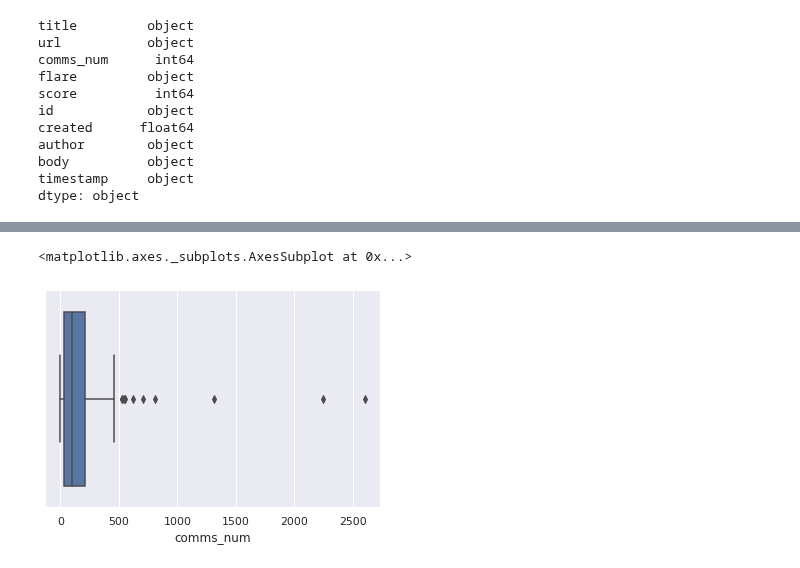
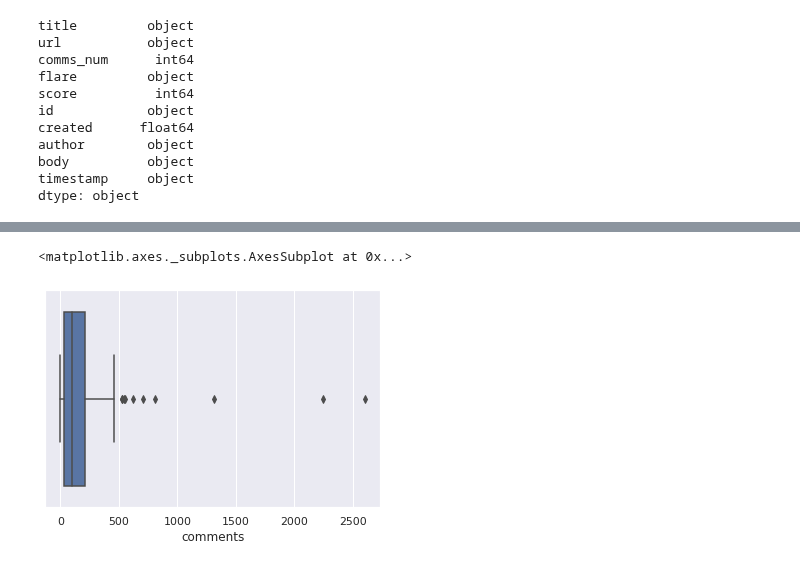
Before and after one commit to pranay-ar/Reddit-Flare-Detection, a Jupyter notebook: EDA.ipynb, the cells around one changed output, grey strips where cells are left out. Drawn from its saved outputs; the diff is of its cells as text; code cells hidden in the pictures.

```diff
--- a/EDA.ipynb
+++ b/EDA.ipynb
@@ -35,3 +35,7 @@ timestamp     object
 dtype: object
 # %%
 rind = rind.drop(['body'], axis = 1)
+rind = rind.drop(['created'], axis = 1)
+# %%
+rind=rind.rename(columns={"comms_num":"comments"})
+rind.head(50)
@@ -47,5 +84,5 @@ rind.head()
 # %%
-sb.boxplot(x=rind['comms_num'])
+sb.boxplot(x=rind['comments'])
 # %% [output]
 <matplotlib.axes._subplots.AxesSubplot at 0x...>
-[figure, old version]
+[figure, new version]
```
Also changed, not shown: parts of 9 cells of this notebook, 2 other files.
